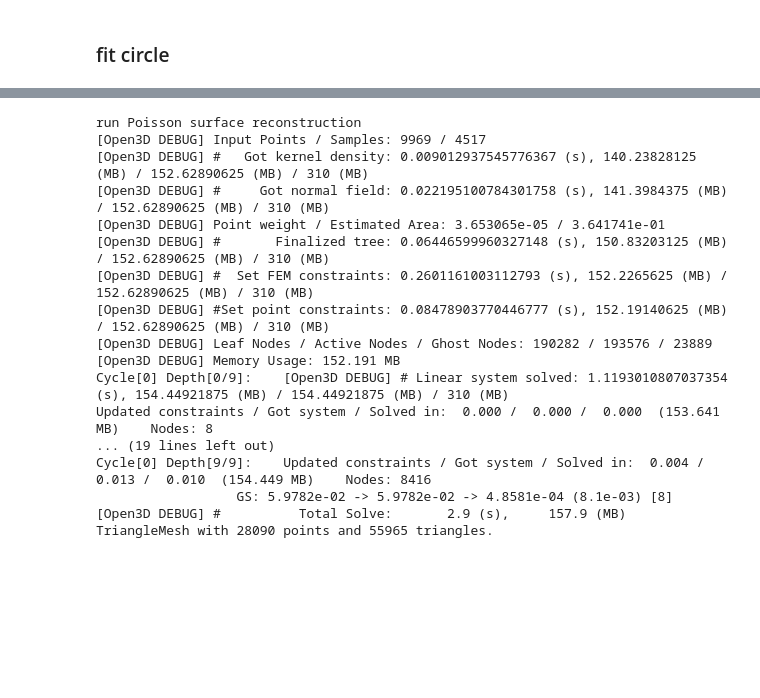
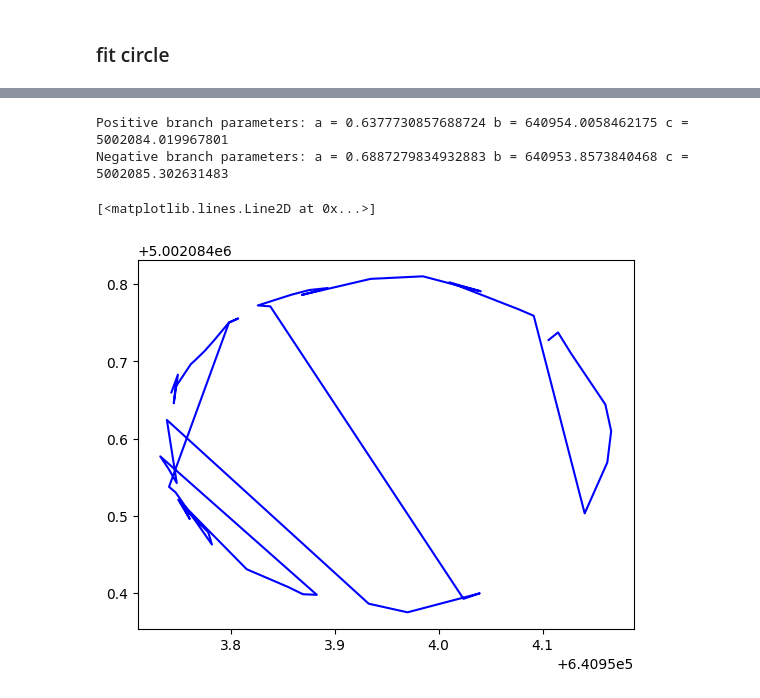
Before and after one commit to yuwei-cao-git/portico_citygml, a Jupyter notebook: test.ipynb, the cells around one changed output, grey strips where cells are left out. Saved outputs shown, nothing was run; the diff lists cells and outputs as text; code cells hidden in the pictures; blank space fills up the shorter version.

```diff
--- a/test.ipynb
+++ b/test.ipynb
@@ -391,3 +316,5 @@ Widget(value='<iframe src="http://localhost:53898/index.html?ui=P_0x15cba44f0_13
 import open3d as o3d
 # %%
 pcd = o3d.io.read_point_cloud("./shp/temp/single_column_slice - Cloud.ply")
+pts=np.asarray(pcd.points).reshape((-1,3))
+pts.shape
@@ -444,32 +323,35 @@ o3d.visualization.draw_geometries([pcd, rec_mesh])
-# %%
-pcd=o3d.io.read_point_cloud("./shp/temp/single_column.ply")
-pcd.estimate_normals()
-print('run Poisson surface reconstruction')
-with o3d.utility.VerbosityContextManager(
-        o3d.utility.VerbosityLevel.Debug) as cm:
-    mesh, densities = o3d.geometry.TriangleMesh.create_from_point_cloud_poisson(
-        pcd, depth=9)
-print(mesh)
-o3d.visualization.draw_geometries([mesh],
-                                  zoom=0.664,
-                                  front=[-0.4761, -0.4698, -0.7434],
-                                  lookat=[6.40953955e+05, 5.00208458e+06, 2.09648726e+01],
-                                  up=[0.2304, -0.8825, 0.4101])
-# %% [output]
-run Poisson surface reconstruction
-[Open3D DEBUG] Input Points / Samples: 9969 / 4517
-[Open3D DEBUG] #   Got kernel density: 0.009012937545776367 (s), 140.23828125 (MB) / 152.62890625 (MB) / 310 (MB)
-[Open3D DEBUG] #     Got normal field: 0.022195100784301758 (s), 141.3984375 (MB) / 152.62890625 (MB) / 310 (MB)
-[Open3D DEBUG] Point weight / Estimated Area: 3.653065e-05 / 3.641741e-01
-[Open3D DEBUG] #       Finalized tree: 0.06446599960327148 (s), 150.83203125 (MB) / 152.62890625 (MB) / 310 (MB)
-[Open3D DEBUG] #  Set FEM constraints: 0.2601161003112793 (s), 152.2265625 (MB) / 152.62890625 (MB) / 310 (MB)
-[Open3D DEBUG] #Set point constraints: 0.08478903770446777 (s), 152.19140625 (MB) / 152.62890625 (MB) / 310 (MB)
-[Open3D DEBUG] Leaf Nodes / Active Nodes / Ghost Nodes: 190282 / 193576 / 23889
-[Open3D DEBUG] Memory Usage: 152.191 MB
-Cycle[0] Depth[0/9]:    [Open3D DEBUG] # Linear system solved: 1.1193010807037354 (s), 154.44921875 (MB) / 154.44921875 (MB) / 310 (MB)
-Updated constraints / Got system / Solved in:  0.000 /  0.000 /  0.000  (153.641 MB)    Nodes: 8
-... (19 lines left out)
-Cycle[0] Depth[9/9]:    Updated constraints / Got system / Solved in:  0.004 /  0.013 /  0.010  (154.449 MB)    Nodes: 8416
-                  GS: 5.9782e-02 -> 5.9782e-02 -> 4.8581e-04 (8.1e-03) [8]
-[Open3D DEBUG] #          Total Solve:       2.9 (s),     157.9 (MB)
-TriangleMesh with 28090 points and 55965 triangles.
+# %%
+import numpy as np
+import matplotlib.pyplot as plt
+from scipy.optimize import curve_fit
+import math
+
+# Circle equation: (x - b)^2 + (y - c)^2 = a^2
+# Rearrange to solve for y: y = c ± sqrt(a^2 - (x - b)^2)
+
+def circle_func(x, a, b, c):
+    # Positive branch
+    return c + np.sqrt(a**2 - (x - b)**2)
+
+def circle_func_neg(x, a, b, c):
+    # Negative branch
+    return c - np.sqrt(a**2 - (x - b)**2)
+
+# Example data points
+x_data = pts[..., 0]
+y_data = pts[..., 1]
+
+# Use curve_fit to fit both branches separately
+params_pos, _ = curve_fit(circle_func, x_data, y_data, p0=[0.78952928, 6.40953524e+05, 5.00208408e+06])
+params_neg, _ = curve_fit(circle_func_neg, x_data, y_data, p0=[0.78952928, 6.40953524e+05, 5.00208408e+06])
+
+print("Positive branch parameters: a =", params_pos[0], "b =", params_pos[1], "c =", params_pos[2])
+print("Negative branch parameters: a =", params_neg[0], "b =", params_neg[1], "c =", params_neg[2])
+
+# You can then choose the best fit by evaluating the residuals or other criteria
+plt.plot(x_data, y_data, 'b-', label='data')
+# %% [output]
+Positive branch parameters: a = 0.6377730857688724 b = 640954.0058462175 c = 5002084.019967801
+Negative branch parameters: a = 0.6887279834932883 b = 640953.8573840468 c = 5002085.302631483
+[<matplotlib.lines.Line2D at 0x...>]
+[figure, added]
```
Also changed, not shown: parts of 30 cells of this notebook.
